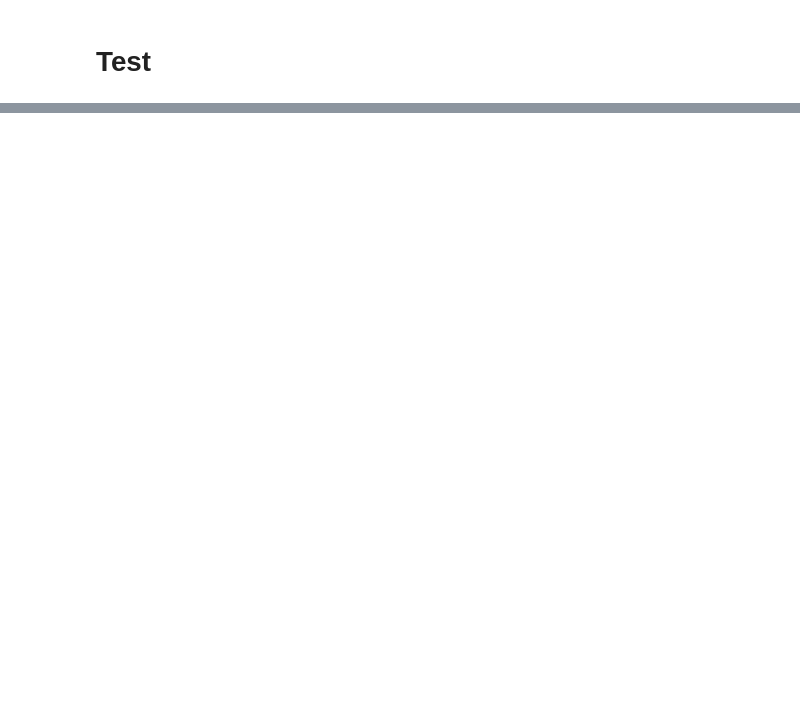
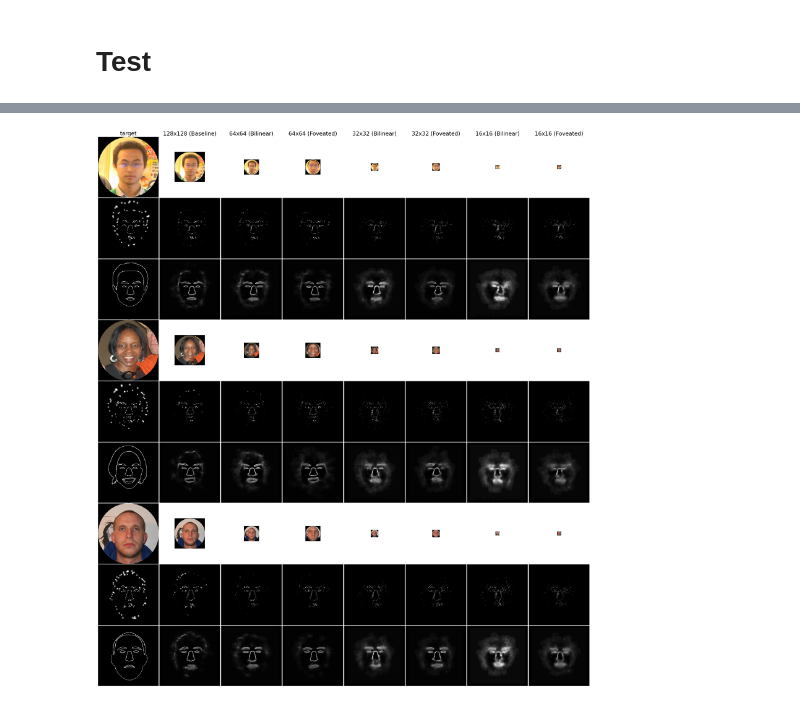
Before and after one commit to MichelleAppel/viseon, a Jupyter notebook: notebooks/test_end-to-end.ipynb, the cells around one changed output, grey strips where cells are left out. Cells and saved outputs as stored; diff of their text form; code cells hidden in the pictures; blank space fills up the shorter version.

```diff
--- a/notebooks/test_end-to-end.ipynb
+++ b/notebooks/test_end-to-end.ipynb
@@ -174,0 +602,42 @@ plt.show()
+# %%
+# now the same but for 3 images underneath each other
+fig, axs = plt.subplots(9, 8, figsize=(32, 36))
+# remove white space completely
+fig.subplots_adjust(wspace=0.01, hspace=0.01)
+
+# use image_indices
+fontsize = 20
+for i, image_index in enumerate(indices[:3]):
+    # ground truth
+    axs[3*i,0].set_title('target', fontsize=fontsize)
+    axs[3*i,0].imshow(example_images_256['image'][i].permute(1,2,0).cpu(), interpolation='none')
+    axs[3*i,0].axis('off')
+
+    axs[3*i+1,0].imshow(model_outputs[experiments[0]]['target_phosphenes'][i][0].cpu(), cmap='gray', interpolation='none')
+    axs[3*i+1,0].axis('off')
+
+    axs[3*i+2,0].imshow(model_outputs[experiments[0]]['target'][i][0].cpu(), cmap='gray', interpolation='none')
+    axs[3*i+2,0].axis('off')
+
+    for j, experiment in enumerate(experiments):
+        # title
+        axs[3*i,j+1].set_title(experiment_names[j], fontsize=fontsize)
+        # axs[0,i+1].imshow(model_outputs[experiment]['input'][image_index].permute(1,2,0).cpu(), interpolation='none')
+        # Plot images in their true size
+        # Add padding to the input image
+        image_size = model_outputs[experiment]['input'][i].shape[-1]
+        background = torch.ones((3, 256, 256))
+        background[:,128-image_size//2:128+image_size//2,128-image_size//2:128+image_size//2] = model_outputs[experiment]['input'][i]
+        axs[3*i,j+1].imshow(background.permute(1,2,0).cpu(), interpolation='none')
+
+        axs[3*i,j+1].axis('off')
+
+        axs[3*i+1,j+1].imshow(model_outputs[experiment]['phosphenes'][i][0].cpu(), cmap='gray', interpolation='none')
+        axs[3*i+1,j+1].axis('off')
+
+        axs[3*i+2,j+1].imshow(model_outputs[experiment]['reconstruction'][i][0].cpu(), cmap='gray', interpolation='none')
+        axs[3*i+2,j+1].axis('off')
+
+plt.show()
+# %% [output]
+[figure, added]
```
Also changed, not shown: parts of 31 cells of this notebook, 21 other files.
